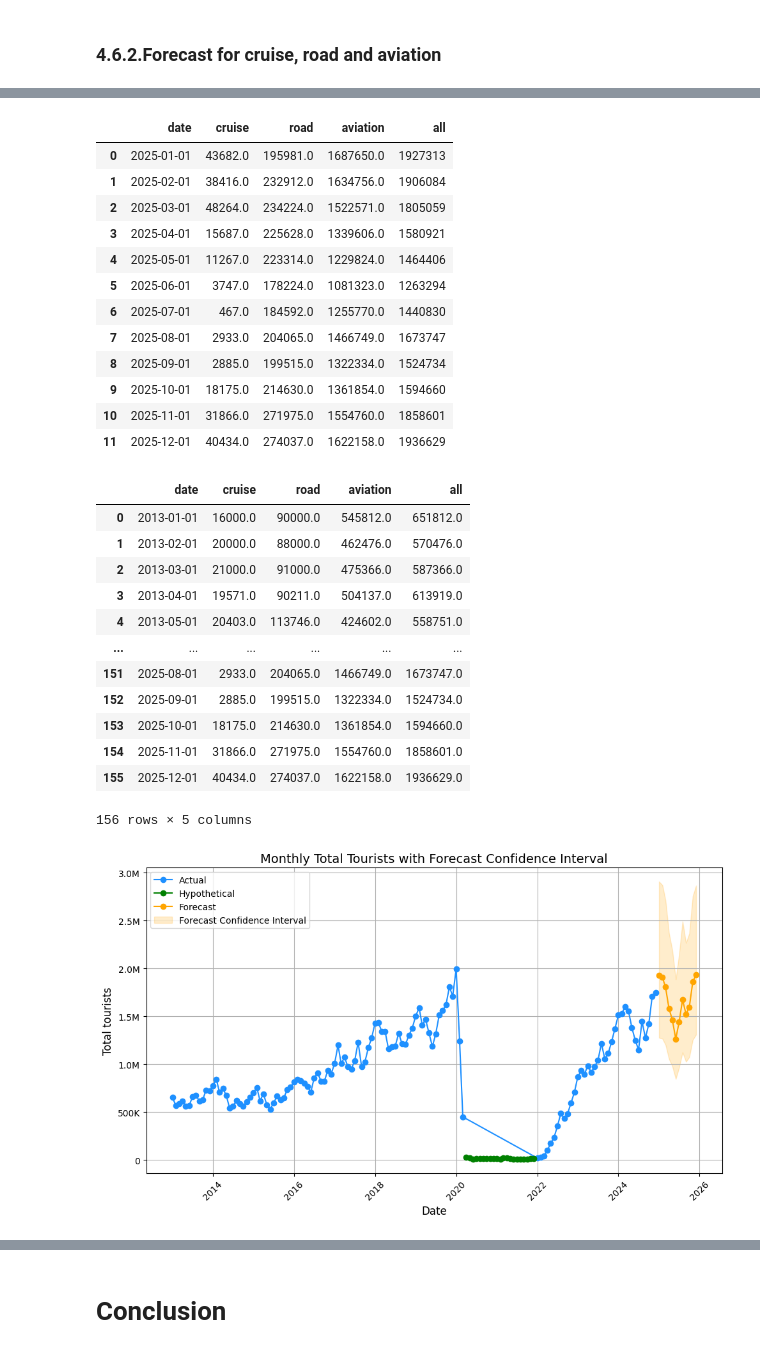
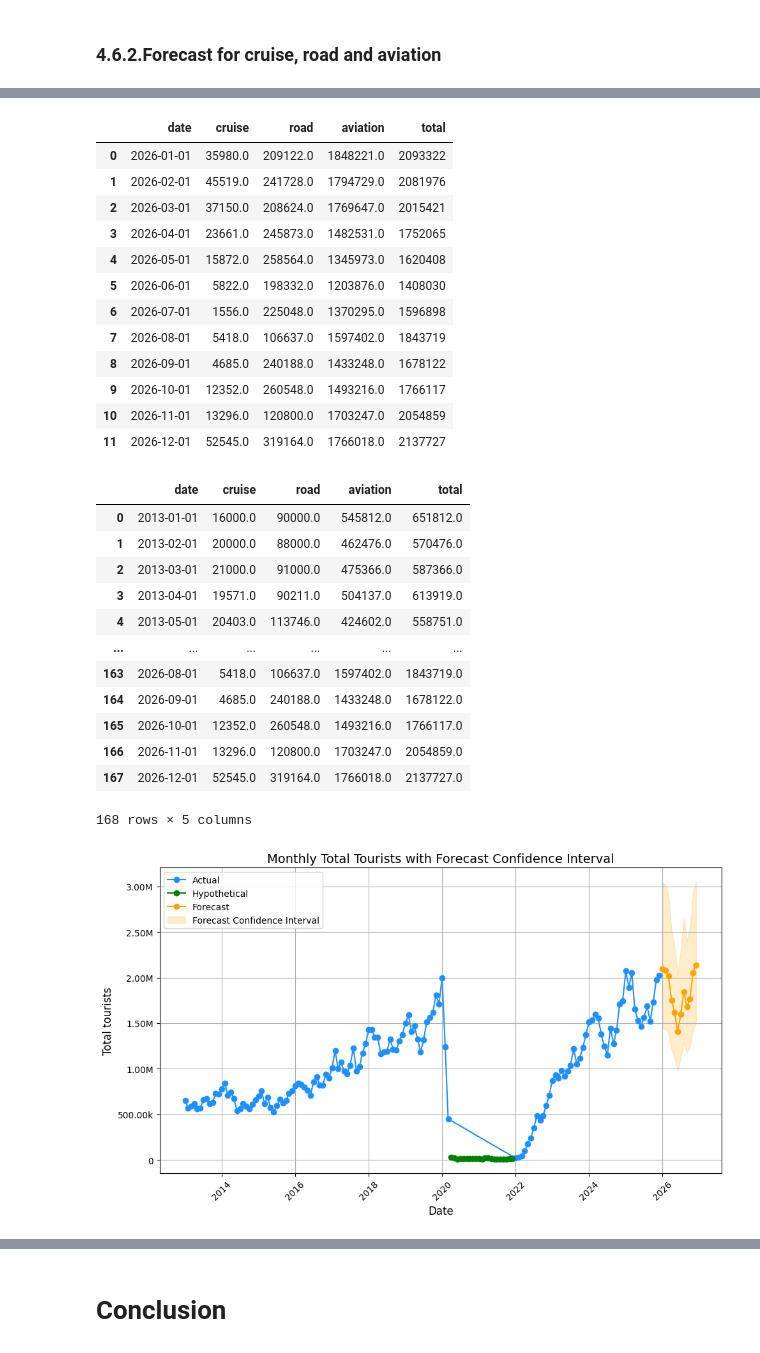
Before and after one commit to phuthiendao/monthly_vietnam_tourists, a Jupyter notebook: monthly_vietnam_tourists.ipynb, the cells around one changed output, grey strips where cells are left out. Cells and saved outputs as stored; diff of their text form; code cells hidden in the pictures.

```diff
--- a/monthly_vietnam_tourists.ipynb
+++ b/monthly_vietnam_tourists.ipynb
@@ -1235,12 +1263,12 @@ We will assume the ratios for each component in 2025 are the average of the rati
 # %%
-# Filter data for the years 2023 and 2024
-df_23_24 = df_full[df_full['year'].isin([2023, 2024])]
+# Filter data for the years 2023 and 2025
+df_23_25 = df_full[df_full['year'].isin([2023, 2025])]
 
 # Calculate the average for each column by month (grouped for both years)
-monthly_mean = df_23_24.groupby('month')[['cruise', 'road', 'aviation', 'all']].mean()
+monthly_mean = df_23_25.groupby('month')[['cruise', 'road', 'aviation', 'total']].mean()
 
-# Calculate the ratio based on 'all' for each month
-monthly_ratio_df = monthly_mean[['cruise', 'road', 'aviation']].div(monthly_mean['all'], axis=0)
+# Calculate the ratio based on 'total' for each month
+monthly_ratio_df = monthly_mean[['cruise', 'road', 'aviation']].div(monthly_mean['total'], axis=0)
 
 display(monthly_ratio_df)
 # %% [output]
@@ -1266,31 +1294,31 @@ forecast_df_sarimax['month'] = forecast_df_sarimax['date'].dt.month
 # Merge the forecast with monthly ratios based on 'month'
 forecast_df_full = forecast_df_sarimax.merge(monthly_ratio_df, left_on='month', right_index=True)
 
-# forecast cruise, road, and aviation values based on the forecast (all)
+# forecast cruise, road, and aviation values based on the forecast (total)
 forecast_df_full['cruise'] = round(forecast_df_full['forecast'] * forecast_df_full['cruise'])
 forecast_df_full['road'] = round(forecast_df_full['forecast'] * forecast_df_full['road'])
 forecast_df_full['aviation'] = round(forecast_df_full['forecast'] * forecast_df_full['aviation'])
-forecast_df_full['all'] = forecast_df_full['forecast']
+forecast_df_full['total'] = forecast_df_full['forecast']
 
 
-forecast_df_full = forecast_df_full[['date', 'cruise', 'road', 'aviation', 'all']]
+forecast_df_full = forecast_df_full[['date', 'cruise', 'road', 'aviation', 'total']]
 display(forecast_df_full)
 # %% [output]
-|  | date | cruise | road | aviation | all |
-| 0 | 2025-01-01 | 43682.0 | 195981.0 | 1687650.0 | 1927313 |
-| 1 | 2025-02-01 | 38416.0 | 232912.0 | 1634756.0 | 1906084 |
-| 2 | 2025-03-01 | 48264.0 | 234224.0 | 1522571.0 | 1805059 |
-| 3 | 2025-04-01 | 15687.0 | 225628.0 | 1339606.0 | 1580921 |
-| 4 | 2025-05-01 | 11267.0 | 223314.0 | 1229824.0 | 1464406 |
-| 5 | 2025-06-01 | 3747.0 | 178224.0 | 1081323.0 | 1263294 |
-| 6 | 2025-07-01 | 467.0 | 184592.0 | 1255770.0 | 1440830 |
-| 7 | 2025-08-01 | 2933.0 | 204065.0 | 1466749.0 | 1673747 |
-| 8 | 2025-09-01 | 2885.0 | 199515.0 | 1322334.0 | 1524734 |
-| 9 | 2025-10-01 | 18175.0 | 214630.0 | 1361854.0 | 1594660 |
-| 10 | 2025-11-01 | 31866.0 | 271975.0 | 1554760.0 | 1858601 |
-| 11 | 2025-12-01 | 40434.0 | 274037.0 | 1622158.0 | 1936629 |
+|  | date | cruise | road | aviation | total |
+| 0 | 2026-01-01 | 35980.0 | 209122.0 | 1848221.0 | 2093322 |
+| 1 | 2026-02-01 | 45519.0 | 241728.0 | 1794729.0 | 2081976 |
+| 2 | 2026-03-01 | 37150.0 | 208624.0 | 1769647.0 | 2015421 |
+| 3 | 2026-04-01 | 23661.0 | 245873.0 | 1482531.0 | 1752065 |
+| 4 | 2026-05-01 | 15872.0 | 258564.0 | 1345973.0 | 1620408 |
+| 5 | 2026-06-01 | 5822.0 | 198332.0 | 1203876.0 | 1408030 |
+| 6 | 2026-07-01 | 1556.0 | 225048.0 | 1370295.0 | 1596898 |
+| 7 | 2026-08-01 | 5418.0 | 106637.0 | 1597402.0 | 1843719 |
+| 8 | 2026-09-01 | 4685.0 | 240188.0 | 1433248.0 | 1678122 |
+| 9 | 2026-10-01 | 12352.0 | 260548.0 | 1493216.0 | 1766117 |
+| 10 | 2026-11-01 | 13296.0 | 120800.0 | 1703247.0 | 2054859 |
+| 11 | 2026-12-01 | 52545.0 | 319164.0 | 1766018.0 | 2137727 |
 # %%
-df_full_selected = df_full.reset_index()[['date', 'cruise', 'road', 'aviation', 'all']]
+df_full_selected = df_full.reset_index()[['date', 'cruise', 'road', 'aviation', 'total']]
 
 combined_df = pd.concat([df_full_selected, forecast_df_full], ignore_index=True)
 
@@ -1298,19 +1326,19 @@ combined_df = combined_df.sort_values(by='date').reset_index(drop=True)
 
 display(combined_df)
 # %% [output]
-|  | date | cruise | road | aviation | all |
+|  | date | cruise | road | aviation | total |
 | 0 | 2013-01-01 | 16000.0 | 90000.0 | 545812.0 | 651812.0 |
 | 1 | 2013-02-01 | 20000.0 | 88000.0 | 462476.0 | 570476.0 |
 | 2 | 2013-03-01 | 21000.0 | 91000.0 | 475366.0 | 587366.0 |
 | 3 | 2013-04-01 | 19571.0 | 90211.0 | 504137.0 | 613919.0 |
 | 4 | 2013-05-01 | 20403.0 | 113746.0 | 424602.0 | 558751.0 |
 | ... | ... | ... | ... | ... | ... |
-| 151 | 2025-08-01 | 2933.0 | 204065.0 | 1466749.0 | 1673747.0 |
-| 152 | 2025-09-01 | 2885.0 | 199515.0 | 1322334.0 | 1524734.0 |
-| 153 | 2025-10-01 | 18175.0 | 214630.0 | 1361854.0 | 1594660.0 |
-| 154 | 2025-11-01 | 31866.0 | 271975.0 | 1554760.0 | 1858601.0 |
-| 155 | 2025-12-01 | 40434.0 | 274037.0 | 1622158.0 | 1936629.0 |
+| 163 | 2026-08-01 | 5418.0 | 106637.0 | 1597402.0 | 1843719.0 |
+| 164 | 2026-09-01 | 4685.0 | 240188.0 | 1433248.0 | 1678122.0 |
+| 165 | 2026-10-01 | 12352.0 | 260548.0 | 1493216.0 | 1766117.0 |
+| 166 | 2026-11-01 | 13296.0 | 120800.0 | 1703247.0 | 2054859.0 |
+| 167 | 2026-12-01 | 52545.0 | 319164.0 | 1766018.0 | 2137727.0 |
-156 rows × 5 columns
+168 rows × 5 columns
 # %%
 combined_df = add_date_parts(combined_df, 'date')
 combined_df['period'] = combined_df['date'].apply(classify_period)
@@ -1318,8 +1346,8 @@ combined_df['period'] = combined_df['date'].apply(classify_period)
 hypothetical_start = pd.to_datetime('2020-04-01')
 hypothetical_end = pd.to_datetime('2021-12-01')
 
-forecast_start = pd.to_datetime('2025-01-01')
-forecast_end = pd.to_datetime('2025-12-31')
+forecast_start = pd.to_datetime('2026-01-01')
+forecast_end = pd.to_datetime('2026-12-31')
 
 # Create 'data_status' column based on timestamps
 def classify_data_status(date):
@@ -1337,35 +1365,35 @@ actual_df = combined_df[combined_df['data_status'] == 'actual']
 hypothetical_df = combined_df[combined_df['data_status'] == 'hypothetical']
 forecast_df = combined_df[combined_df['data_status'] == 'forecast']
 
 plt.figure(figsize=(10, 6))
 
 # actual and hypothetical
-plt.plot(actual_df['date'], actual_df['all'], marker='o', color='dodgerblue', label='Actual')
-plt.plot(hypothetical_df['date'], hypothetical_df['all'], marker='o', color='green', label='Hypothetical')
+plt.plot(actual_df['date'], actual_df['total'], marker='o', color='dodgerblue', label='Actual')
+plt.plot(hypothetical_df['date'], hypothetical_df['total'], marker='o', color='green', label='Hypothetical')
 
 # forecast
-plt.plot(forecast_df['date'], forecast_df['all'], marker='o', color='orange', label='Forecast')
+plt.plot(forecast_df['date'], forecast_df['total'], marker='o', color='orange', label='Forecast')
 
 
 plt.fill_between(
     forecast_df_sarimax['date'],
     forecast_df_sarimax['lower'],
     forecast_df_sarimax['upper'],
     color='orange',
     alpha=0.2,
     label='Forecast Confidence Interval'
 )
 
 plt.title('Monthly Total Tourists with Forecast Confidence Interval', fontsize=14)
 plt.xlabel('Date', fontsize=12)
 plt.ylabel('Total tourists', fontsize=12)
 plt.gca().yaxis.set_major_formatter(FuncFormatter(num_to_str))
 
 plt.xticks(rotation=45)
 plt.grid(True)
 plt.tight_layout()
 plt.legend(loc='upper left')
 plt.show()
 # %% [output]
-[figure, old version]
+[figure, new version]
 # %%
```
Also changed, not shown: parts of 44 cells of this notebook.
